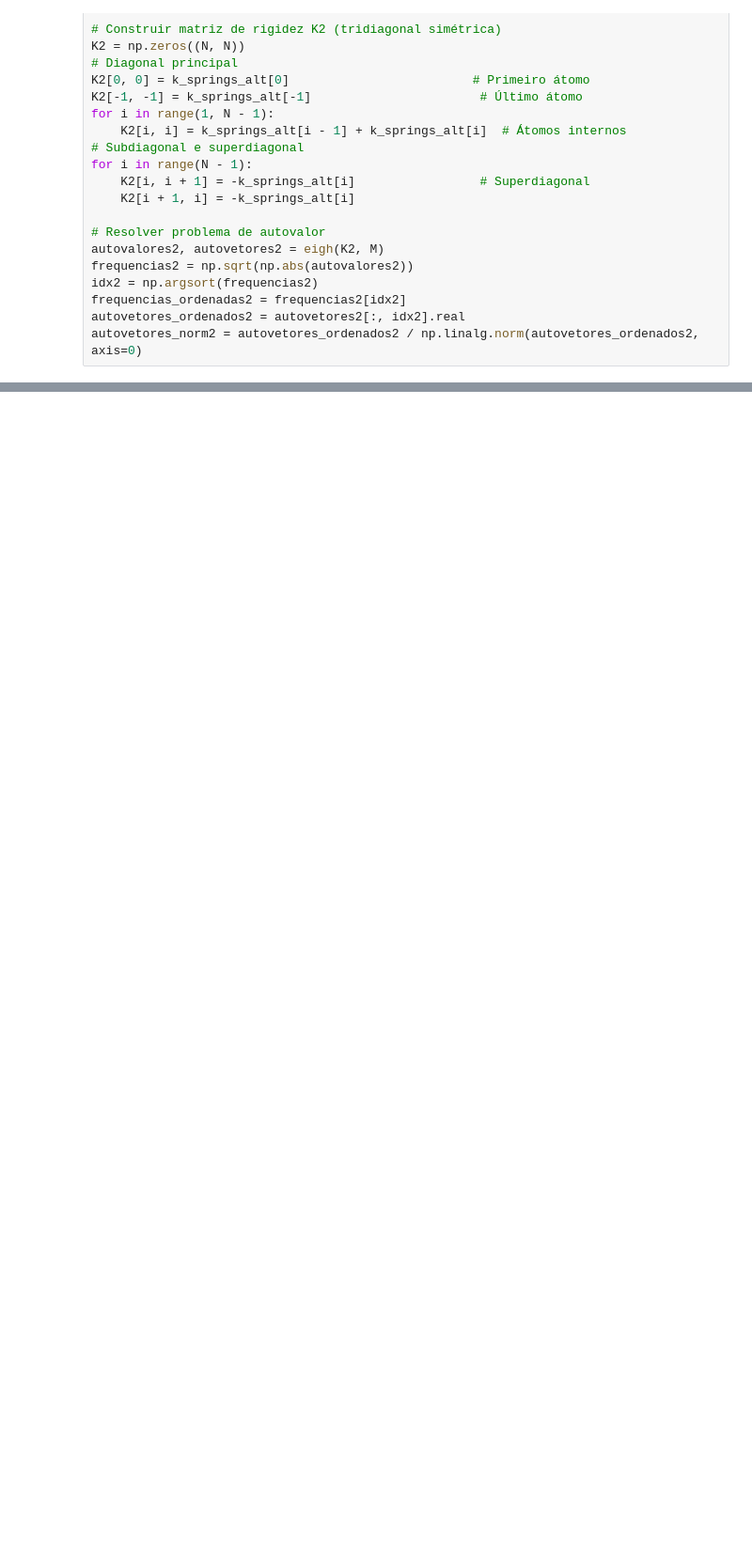
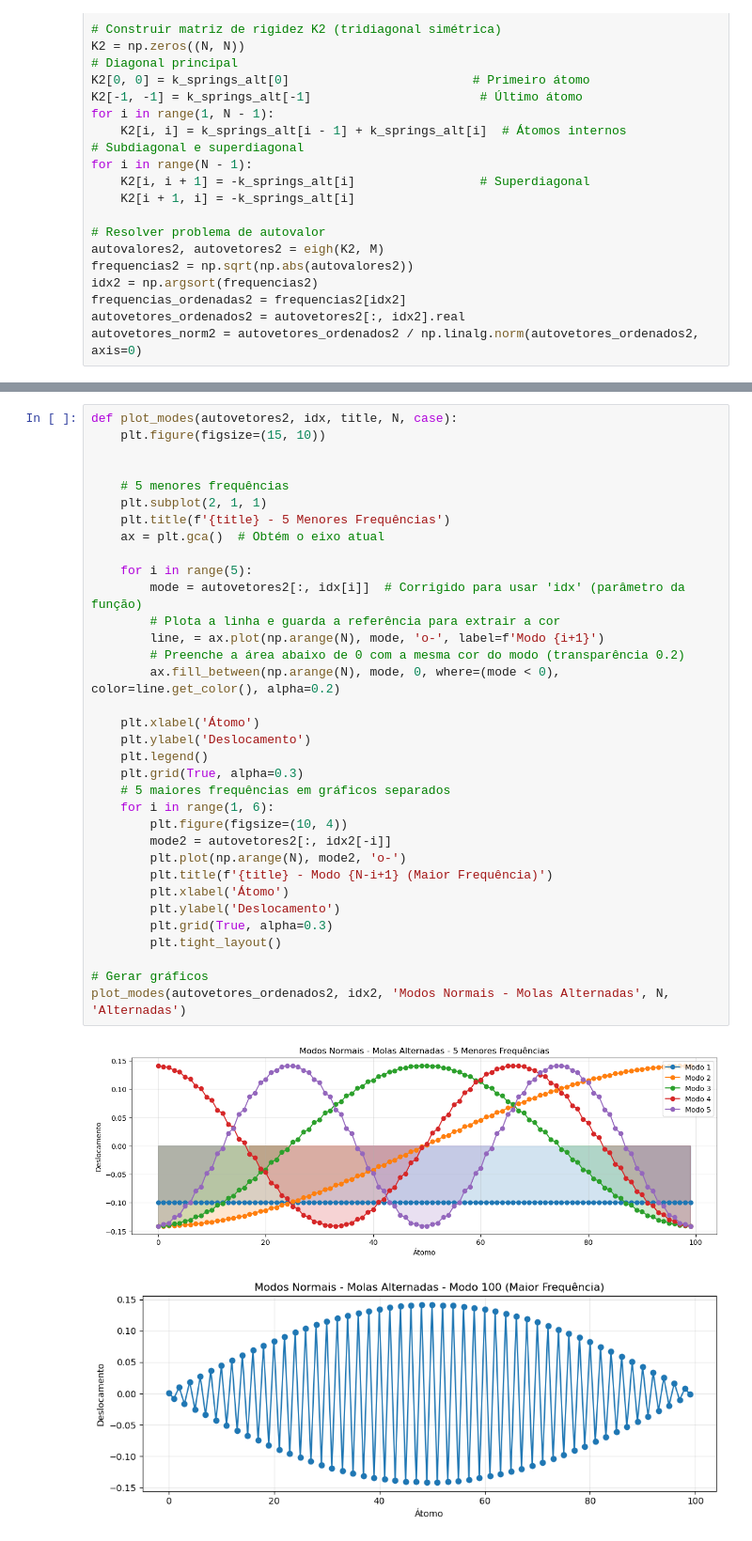
Before and after one commit to pimazzo/AV5, a Jupyter notebook: AV5.ipynb, the cells around one changed output, grey strips where cells are left out. Shown at 94% size. Drawn from its saved outputs; the diff is of its cells as text; blank space fills up the shorter version.

```diff
--- a/AV5.ipynb
+++ b/AV5.ipynb
@@ -88,0 +151,37 @@ plt.show()
+# %%
+def plot_modes(autovetores2, idx, title, N, case):
+    plt.figure(figsize=(15, 10))
+
+
+    # 5 menores frequências
+    plt.subplot(2, 1, 1)
+    plt.title(f'{title} - 5 Menores Frequências')
+    ax = plt.gca()  # Obtém o eixo atual
+
+    for i in range(5):
+        mode = autovetores2[:, idx[i]]  # Corrigido para usar 'idx' (parâmetro da função)
+        # Plota a linha e guarda a referência para extrair a cor
+        line, = ax.plot(np.arange(N), mode, 'o-', label=f'Modo {i+1}')
+        # Preenche a área abaixo de 0 com a mesma cor do modo (transparência 0.2)
+        ax.fill_between(np.arange(N), mode, 0, where=(mode < 0), color=line.get_color(), alpha=0.2)
+
+    plt.xlabel('Átomo')
+    plt.ylabel('Deslocamento')
+    plt.legend()
+    plt.grid(True, alpha=0.3)
+    # 5 maiores frequências em gráficos separados
+    for i in range(1, 6):
+        plt.figure(figsize=(10, 4))
+        mode2 = autovetores2[:, idx2[-i]]
+        plt.plot(np.arange(N), mode2, 'o-')
+        plt.title(f'{title} - Modo {N-i+1} (Maior Frequência)')
+        plt.xlabel('Átomo')
+        plt.ylabel('Deslocamento')
+        plt.grid(True, alpha=0.3)
+        plt.tight_layout()
+
+# Gerar gráficos
+plot_modes(autovetores_ordenados2, idx2, 'Modos Normais - Molas Alternadas', N, 'Alternadas')
+# %% [output]
+[figure, added]
+[figure, added]
```
Also changed, not shown: parts of 8 cells of this notebook.
